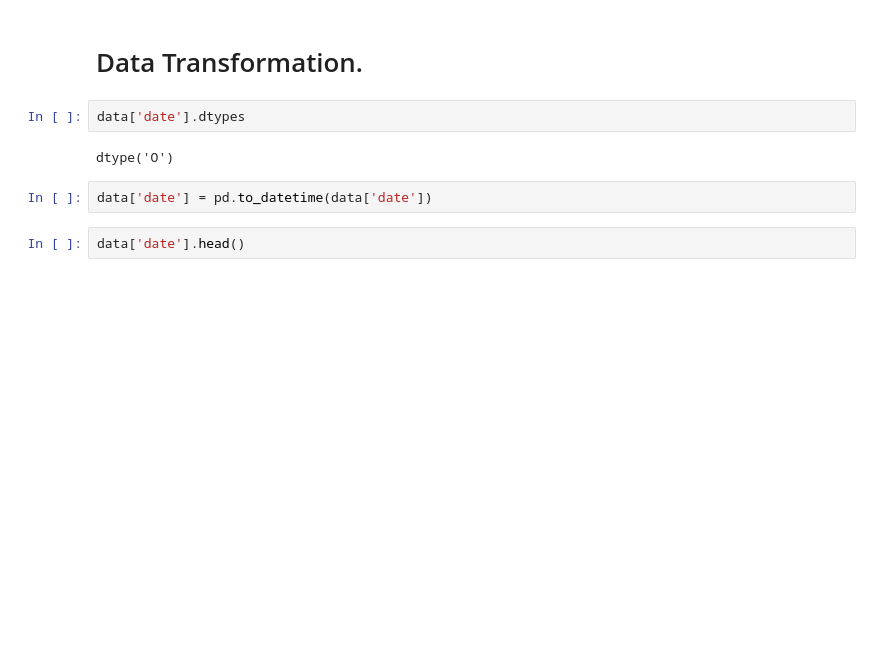
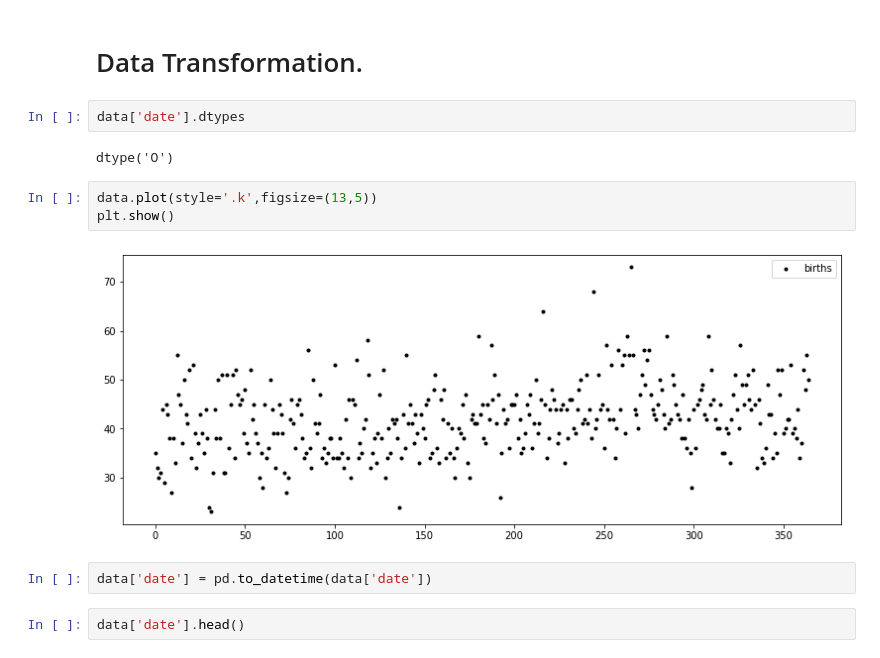
Before and after one commit to roshanappa/Time-Series-Analysis-, a Jupyter notebook: Time_Series_analysis_with_ARIMA_.ipynb, the cells around one changed output. Cells and saved outputs as stored; diff of their text form; blank space fills up the shorter version.

```diff
--- a/Time_Series_analysis_with_ARIMA_.ipynb
+++ b/Time_Series_analysis_with_ARIMA_.ipynb
@@ -67,6 +67,11 @@ dtype: object
 data['date'].dtypes
 # %% [output]
 dtype('O')
+# %%
+data.plot(style='.k',figsize=(13,5))
+plt.show()
+# %% [output]
+[figure, added]
 # %%
 data['date'] = pd.to_datetime(data['date'])
 # %%
```
Also changed, not shown: parts of 20 cells of this notebook.
